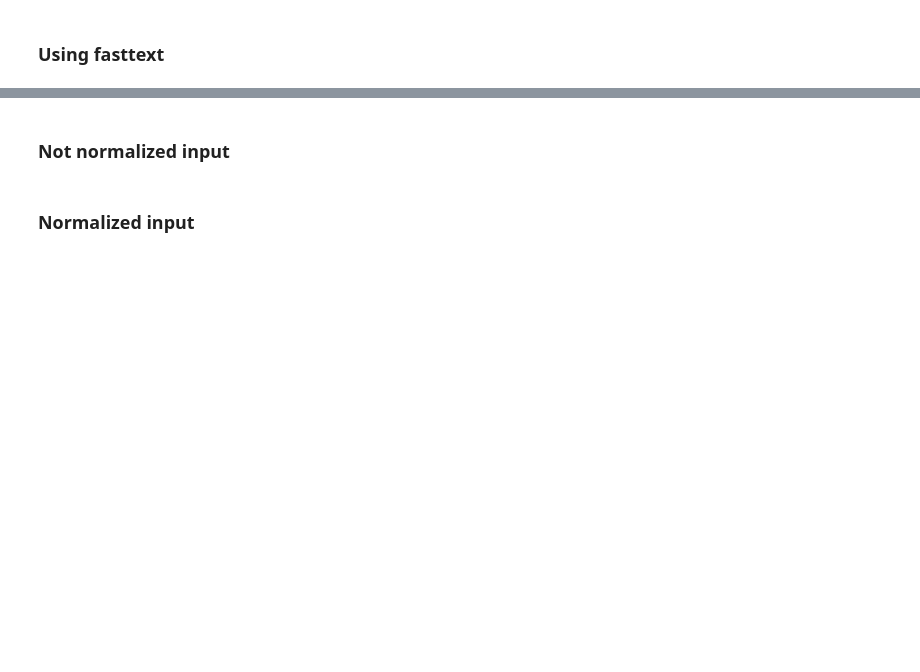
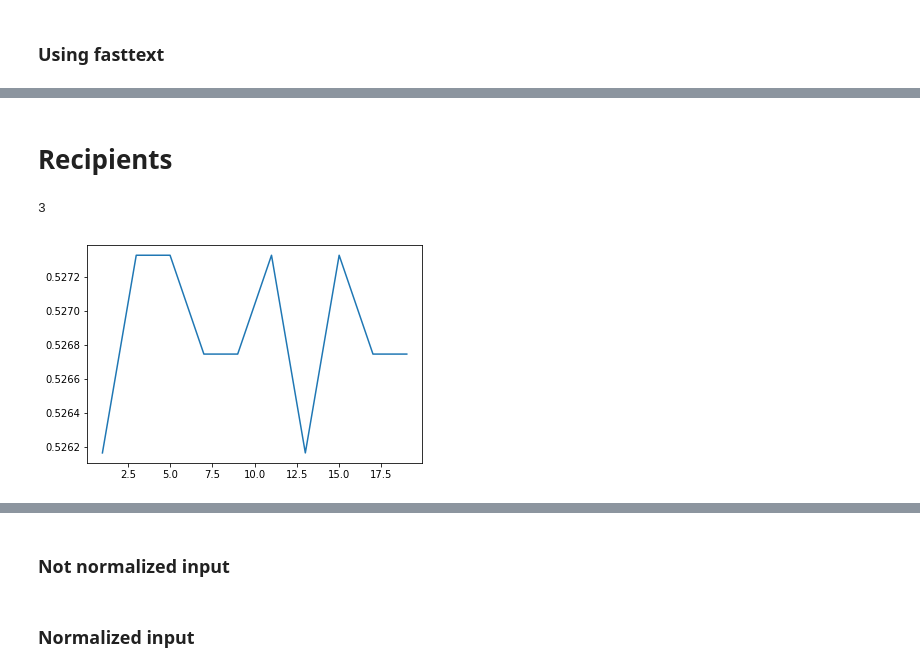
Before and after one commit to mahamfkhan/NLU, a Jupyter notebook: fastText test.ipynb, the cells around one changed output, grey strips where cells are left out. Saved outputs shown, nothing was run; the diff lists cells and outputs as text; code cells hidden in the pictures; blank space fills up the shorter version.

```diff
--- a/fastText test.ipynb
+++ b/fastText test.ipynb
@@ -94,3 +219,37 @@ import matplotlib.pyplot as plt
+# %% [markdown]
+# Recipients
+# %%
+N_val = []
+precision = []
+recall = []
+f1 = []
+accs = []
+param_range = list(range(1,20, 2))
+recipient_val = recipient_df.iloc[sender_splits[1]]
+for count in param_range:
+    model = train_supervised(input=recipient["train"],
+                             epoch=50, #tuned
+                             lr=10.0**-2, #tuned minimal improvements
+                             ws = count, #tuned
+                             wordNgrams=15, #tuned
+                             verbose=3, #tuned minimal improvements
+                             minCount=1,
+                             dim=200)
+    N,p,r =  results(*model.test(recipient["dev"]))
+    f1.append(get_F1(p,r))
+    N_val.append(N)
+    precision.append(p)
+    recall.append(r)
+    accs.append(get_acc(model, recipient_val))
+
+
+
+
+plt.plot(param_range,f1)
+param_range[np.argmax(f1)]
+# %% [output]
+3
+[figure, added]
 # %%
 N_val = []
 precision = []
```
Also changed, not shown: parts of 30 cells of this notebook, 2 other files.
